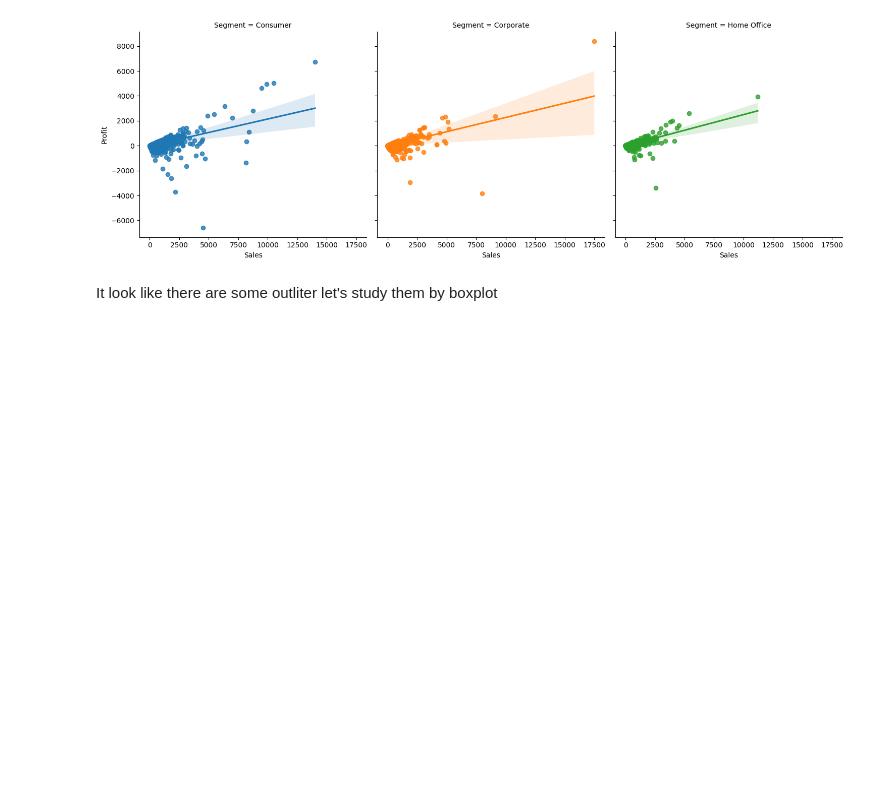
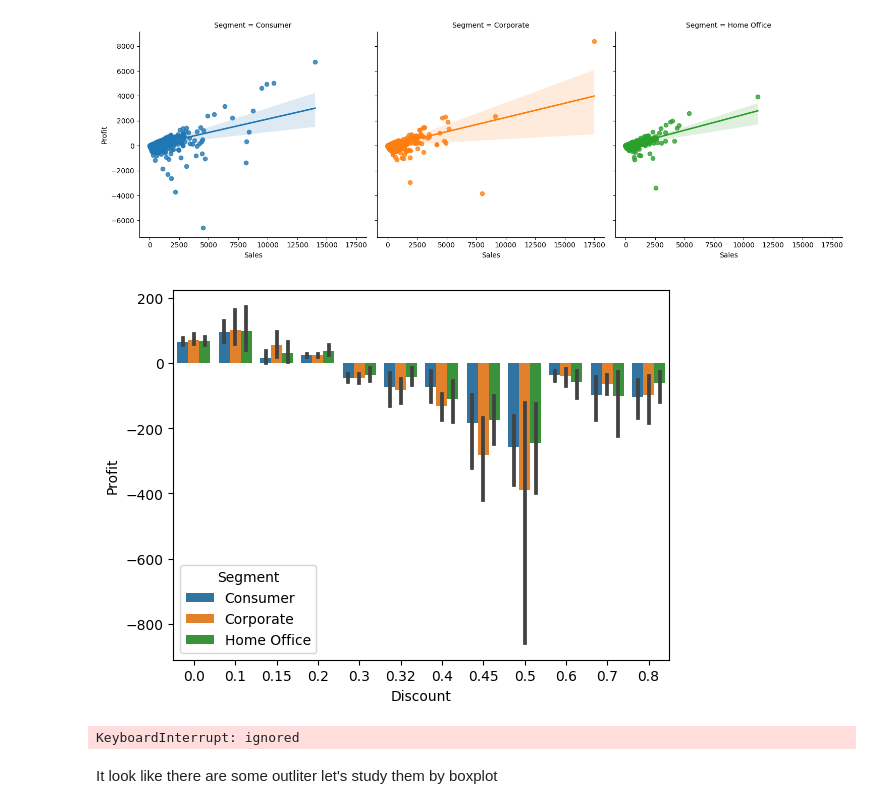
Before and after one commit to engmohamedsalah/AIMaster-Training, a Jupyter notebook: Building_an_AI_based_Application.ipynb, the cells around one changed output. Saved outputs shown, nothing was run; the diff lists cells and outputs as text; code cells hidden in the pictures; blank space fills up the shorter version.

```diff
--- a/Building_an_AI_based_Application.ipynb
+++ b/Building_an_AI_based_Application.ipynb
@@ -391,6 +414,22 @@ sns.lmplot(data=df_super_store, hue='Segment', x='Sales', y='Profit', col='Segme
 plt.show()
 # %% [output]
 [figure]
+# %%
+# check also the relation between the discount and profit
+#It make sense when the discount increase the profit decrease
+
+sns.barplot(data=df_super_store, hue='Segment', x='Discount', y='Profit')
+plt.show()
+# %% [output]
+[figure, added]
+# %%
+# check also the relation between the Sales and Quantity
+#It make sense when the discount increase the profit decrease
+
+sns.barplot(data=df_super_store, hue='Segment', x='Sales', y='Quantity')
+plt.show()
+# %% [output]
+KeyboardInterrupt: ignored
 # %% [markdown]
 It look like there are some outliter let's study them by boxplot
 # %%
```
Also changed, not shown: parts of 18 cells of this notebook.
